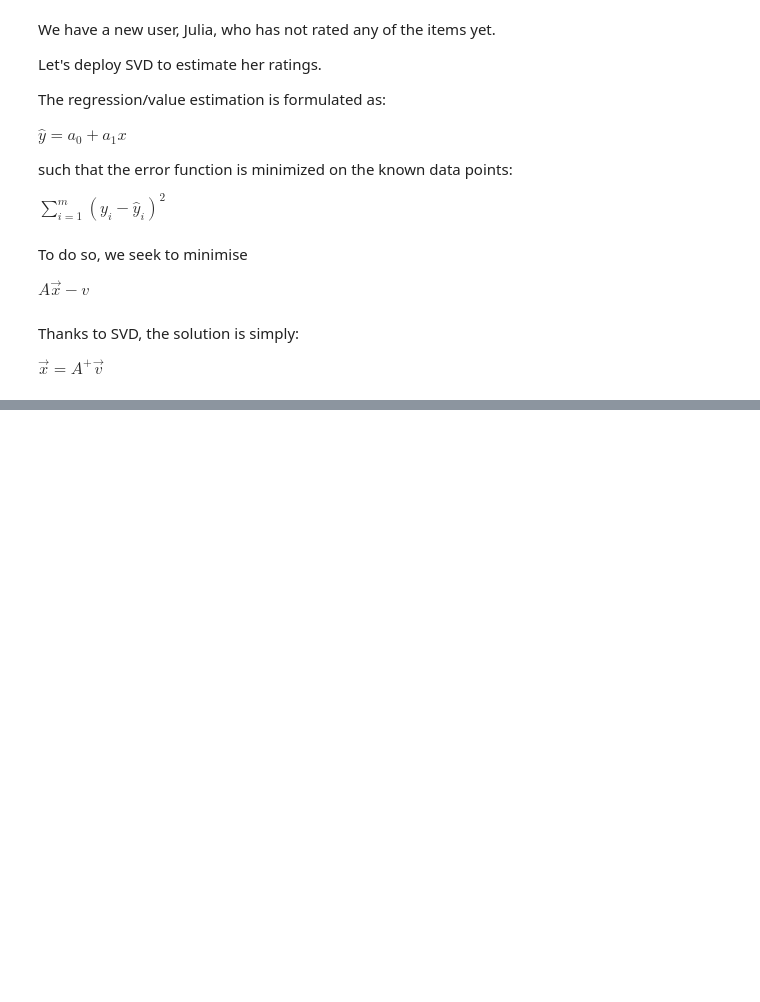
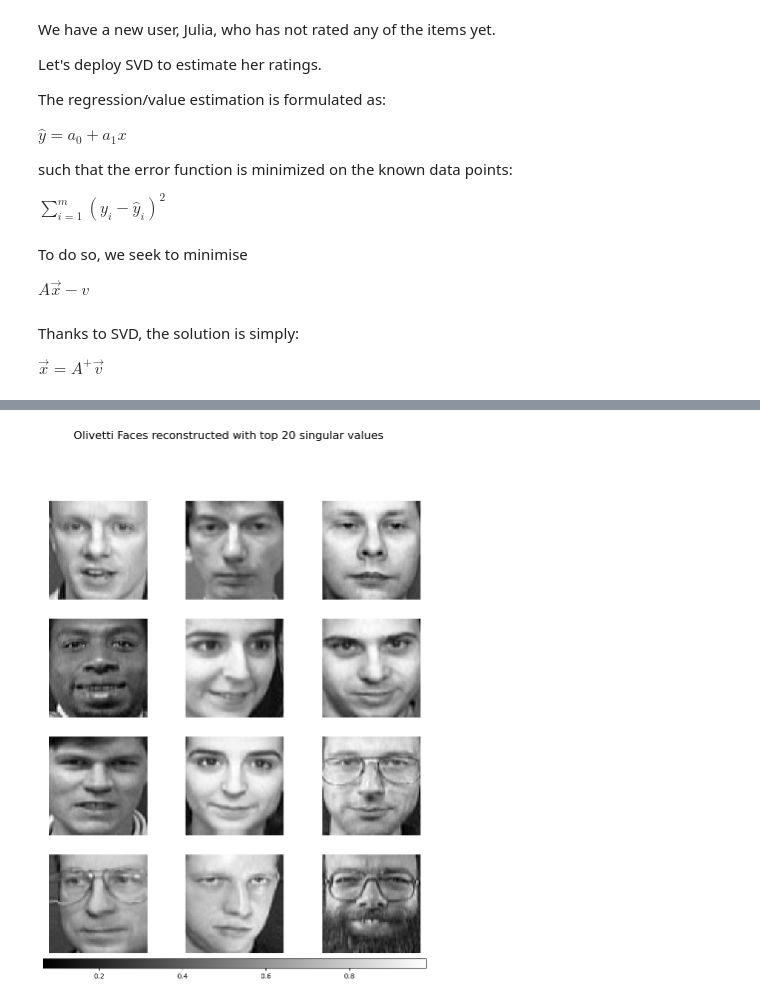
Before and after one commit to ale66/learn-datascience, a Jupyter notebook: week-4/compute-eigenpairs/src/practical-svd.ipynb, the cells around one changed output, grey strips where cells are left out. Drawn from its saved outputs; the diff is of its cells as text; code cells hidden in the pictures; blank space fills up the shorter version.

```diff
--- a/week-4/compute-eigenpairs/src/practical-svd.ipynb
+++ b/week-4/compute-eigenpairs/src/practical-svd.ipynb
@@ -30,15 +30,15 @@ import numpy as np
 m = 7
 n = 5
 
-A = np.array((m, n), dtype=int)
-
-A = [[1,1,1,0,0],
+A = np.array([[1,1,1,0,0],
      [3,3,3,0,0],
      [4,4,4,0,0],
      [5,5,5,0,0],
      [0,0,0,4,4],
      [0,0,0,5,5],
      [0,0,0,2,2]
-    ]
+     ],
+     dtype=int
+    )
 # %%
 from scipy.linalg import svd
@@ -221,0 +281,32 @@ plt.show()
+# %%
+# this is the number of singular values to be tuned downward
+K = 20
+# %%
+fig, axes = plt.subplots(nrows=ROWS, ncols=COLS, figsize=(10, 14))
+
+for ax, img in zip(axes.flat, olivetti_images):
+
+    U, singular_vals, V_t = np.linalg.svd(img, full_matrices=False)
+
+    # Keep only top k singular values
+    U_k = U[:, :K]                   # First k columns of U
+
+    D_k = np.diag(singular_vals[:K])  # Diagonal matrix of top k singular values
+
+    V_t_k = V_t[:K, :]              # First k rows of V^T
+
+    # Reconstruct image using top-K components
+    img_reconstructed = np.dot(U_k, np.dot(D_k, V_t_k))
+
+    image = ax.imshow(img_reconstructed, cmap="gray")
+
+    ax.axis("off")
+
+fig.suptitle(f"Olivetti Faces reconstructed with top {K} singular values", size=16)
+
+if image is not None:
+    fig.colorbar(image, ax=axes, orientation="horizontal", shrink=0.99, aspect=40, pad=0.01)
+
+plt.show()
+# %% [output]
+[figure, added]
```
Also changed, not shown: parts of 14 cells of this notebook.
